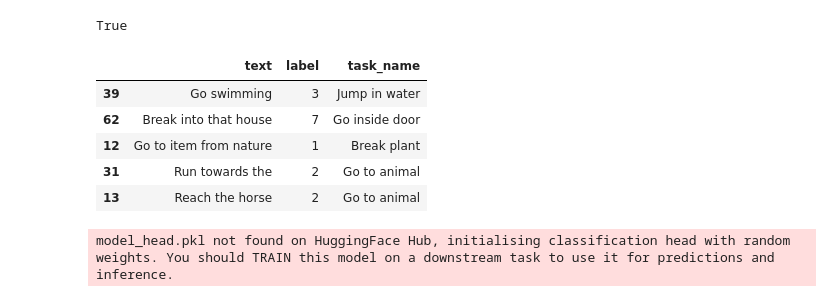
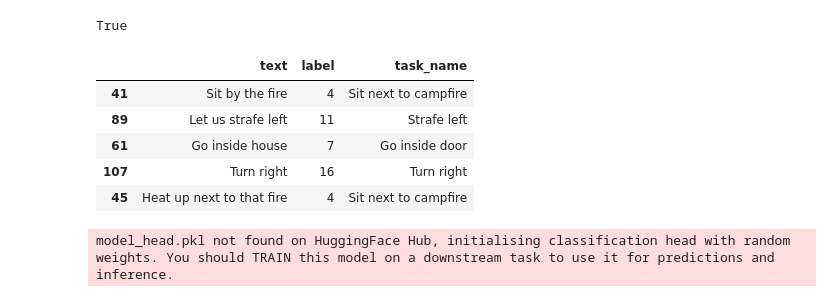
Before and after one commit to angel-vilchis/NLPMinecraftAgent, a Jupyter notebook: 175 Notebook.ipynb, the cells around one changed output. Saved outputs shown, nothing was run; the diff lists cells and outputs as text; code cells hidden in the pictures.

```diff
--- a/175 Notebook.ipynb
+++ b/175 Notebook.ipynb
@@ -19,30 +19,48 @@ torch.cuda.is_available()
 True
 # %%
 # reading csv files train and test
-label_names = {0: "Open chest",
-               1: "Break plant",
-               2: "Go to animal",
-               3: "Jump in water",
-               4: "Sit next to campfire",
-               5: "Play music",
-               6: "Go through fence",
-               7: "Go inside door",
-               8: "Speak to bot"}
+label_names = {
+    0: "Open chest",
+    1: "Smell plant",
+    2: "Go to mob",
+    3: "Jump in water",
+    4: "Sit next to campfire",
+    5: "Play music",
+    6: "Go through fence",
+    7: "Go inside door",
+    8: "Talk to user",
+    9: "Move forward",
+    10: "Move backward",
+    11: "Strafe left",
+    12: "Strafe right",
+    13: "Pitch upwards",
+    14: "Pitch downwards",
+    15: "Turn left",
+    16: "Turn right",
+    17: "Start jumping",
+    18: "Stop movement",
+    19: "Start crouching",
+    20: "Stop crouching",
+    21: "Start attacking",
+    22: "Stop attacking",
+    23: "Use this",
+    24: "Stop using this"
+}
 
 dtypes = {"text": str, "label": "int8"}
 train_df = pd.read_csv("train.csv", dtype=dtypes)
 test_df = pd.read_csv("test.csv", dtype=dtypes)
 
 sample = train_df.sample(5)
 sample["task_name"] = sample["label"].map(label_names)
 sample
 # %% [output]
 |  | text | label | task_name |
-| 39 | Go swimming | 3 | Jump in water |
-| 62 | Break into that house | 7 | Go inside door |
-| 12 | Go to item from nature | 1 | Break plant |
-| 31 | Run towards the | 2 | Go to animal |
-| 13 | Reach the horse | 2 | Go to animal |
+| 41 | Sit by the fire | 4 | Sit next to campfire |
+| 89 | Let us strafe left | 11 | Strafe left |
+| 61 | Go inside house | 7 | Go inside door |
+| 107 | Turn right | 16 | Turn right |
+| 45 | Heat up next to that fire | 4 | Sit next to campfire |
 # %%
 # loading pretrained model as guide
 model = SetFitModel.from_pretrained("sentence-transformers/paraphrase-mpnet-base-v2")
```
Also changed, not shown: parts of 4 cells of this notebook, 4 other files.
